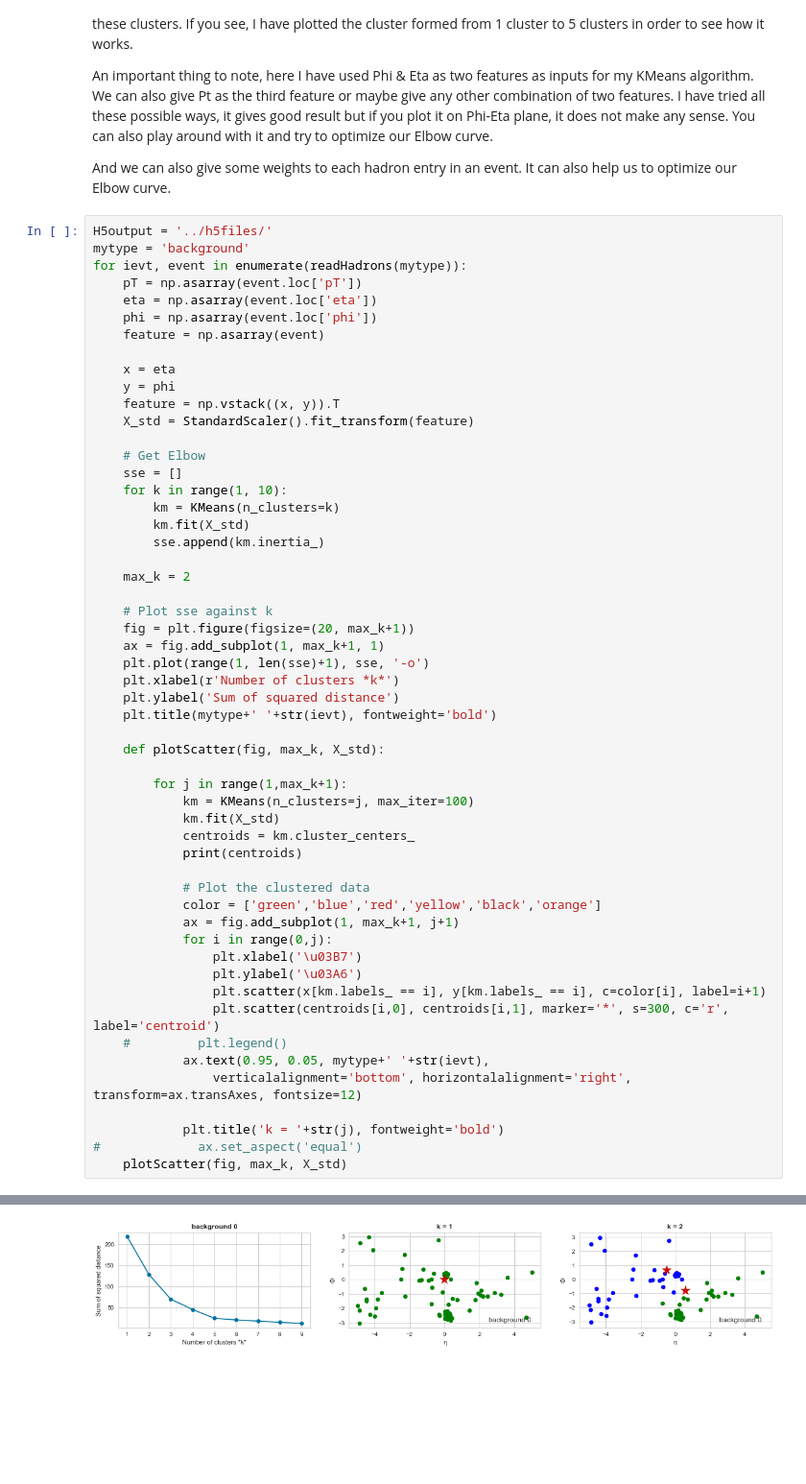
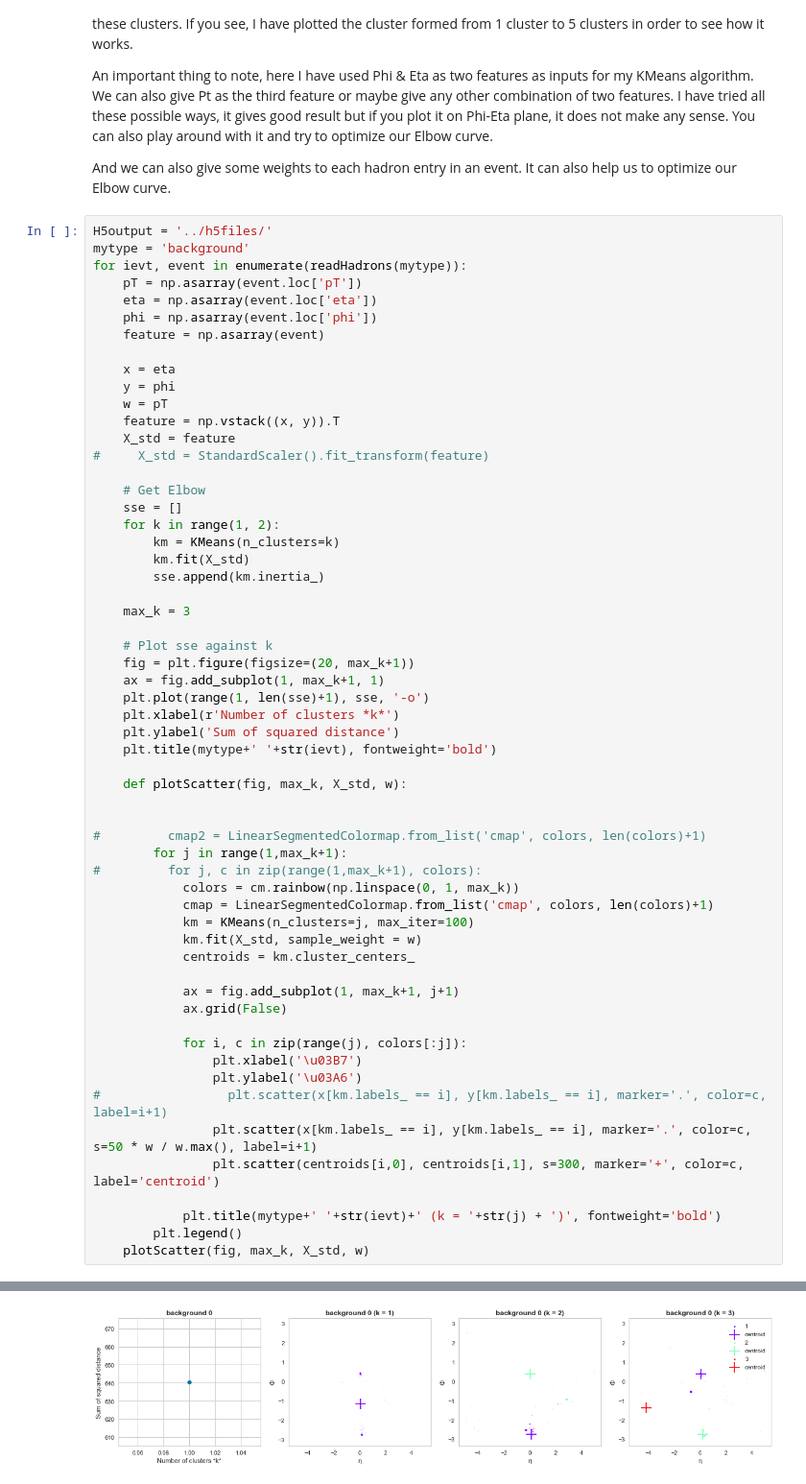
Before and after one commit to chnzhangrui/LHCOlympics2020, a Jupyter notebook: notebook/LHCOlympics2020_kmeans_clustering.ipynb, the cells around one changed output, grey strips where cells are left out. Shown at 96% size. Cells and saved outputs as stored; diff of their text form; blank space fills up the shorter version.

Commit message:
Implement weight = pt; remove StandardScaler.fit_transform which will normalise X and y as a gaussian and change the Euclidean distance betwenn points

```diff
--- a/notebook/LHCOlympics2020_kmeans_clustering.ipynb
+++ b/notebook/LHCOlympics2020_kmeans_clustering.ipynb
@@ -57,17 +57,19 @@ for ievt, event in enumerate(readHadrons(mytype)):
 
     x = eta
     y = phi
+    w = pT
     feature = np.vstack((x, y)).T
-    X_std = StandardScaler().fit_transform(feature)
+    X_std = feature
+#     X_std = StandardScaler().fit_transform(feature)
 
     # Get Elbow
     sse = []
-    for k in range(1, 10):
+    for k in range(1, 2):
         km = KMeans(n_clusters=k)
         km.fit(X_std)
         sse.append(km.inertia_)
 
-    max_k = 2
+    max_k = 3
 
     # Plot sse against k
     fig = plt.figure(figsize=(20, max_k+1))
@@ -77,27 +79,29 @@ for ievt, event in enumerate(readHadrons(mytype)):
     plt.ylabel('Sum of squared distance')
     plt.title(mytype+' '+str(ievt), fontweight='bold')
 
-    def plotScatter(fig, max_k, X_std):
+    def plotScatter(fig, max_k, X_std, w):
 
+
+#         cmap2 = LinearSegmentedColormap.from_list('cmap', colors, len(colors)+1)
         for j in range(1,max_k+1):
+#         for j, c in zip(range(1,max_k+1), colors):
+            colors = cm.rainbow(np.linspace(0, 1, max_k))
+            cmap = LinearSegmentedColormap.from_list('cmap', colors, len(colors)+1)
             km = KMeans(n_clusters=j, max_iter=100)
-            km.fit(X_std)
+            km.fit(X_std, sample_weight = w)
             centroids = km.cluster_centers_
-            print(centroids)
 
-            # Plot the clustered data
-            color = ['green','blue','red','yellow','black','orange']
             ax = fig.add_subplot(1, max_k+1, j+1)
-            for i in range(0,j):
+            ax.grid(False)
+
+            for i, c in zip(range(j), colors[:j]):
                 plt.xlabel('\u03B7')
                 plt.ylabel('\u03A6')
-                plt.scatter(x[km.labels_ == i], y[km.labels_ == i], c=color[i], label=i+1)
-                plt.scatter(centroids[i,0], centroids[i,1], marker='*', s=300, c='r', label='centroid')
-    #         plt.legend()
-            ax.text(0.95, 0.05, mytype+' '+str(ievt),
-                verticalalignment='bottom', horizontalalignment='right', transform=ax.transAxes, fontsize=12)
+#                 plt.scatter(x[km.labels_ == i], y[km.labels_ == i], marker='.', color=c, label=i+1)
+                plt.scatter(x[km.labels_ == i], y[km.labels_ == i], marker='.', color=c, s=50 * w / w.max(), label=i+1)
+                plt.scatter(centroids[i,0], centroids[i,1], s=300, marker='+', color=c, label='centroid')
 
-            plt.title('k = '+str(j), fontweight='bold')
-#             ax.set_aspect('equal')
-    plotScatter(fig, max_k, X_std)
+            plt.title(mytype+' '+str(ievt)+' (k = '+str(j) + ')', fontweight='bold')
+        plt.legend()
+    plotScatter(fig, max_k, X_std, w)
 # %% [output]
@@ -121 +108 @@ for ievt, event in enumerate(readHadrons(mytype)):
-[figure, old version]
+[figure, new version]
```
Also changed, not shown: parts of 1 cell of this notebook, 1 other file.
